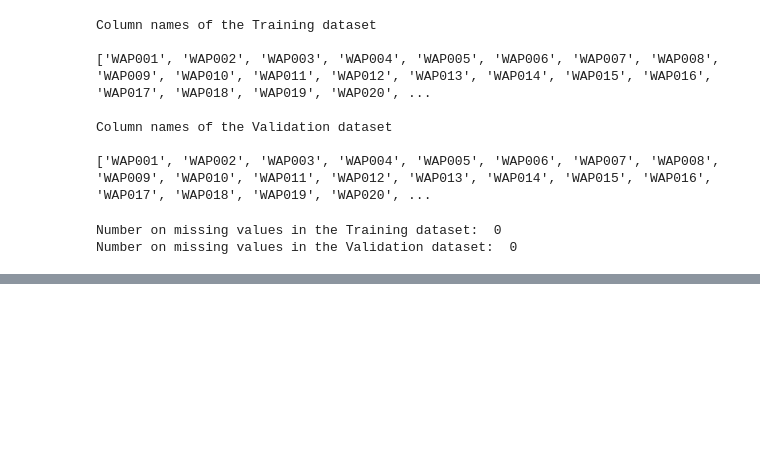
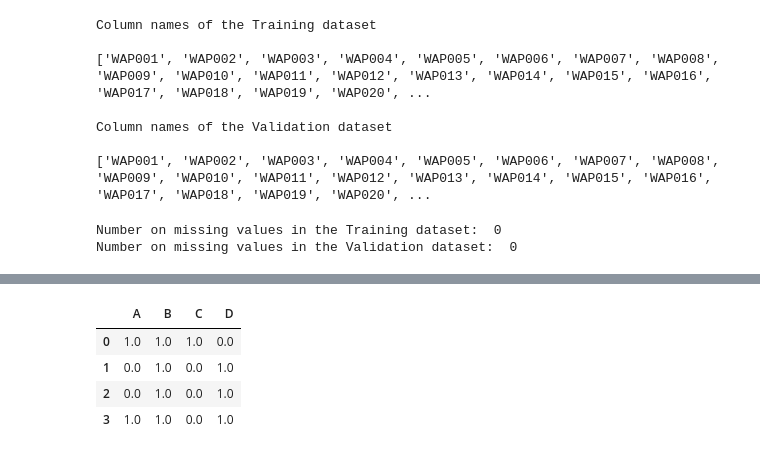
Before and after one commit to isg75/Wifi-Locationing-1, a Jupyter notebook: script/Wifilocationing.ipynb, the cells around one changed output, grey strips where cells are left out. Drawn from its saved outputs; the diff is of its cells as text; code cells hidden in the pictures; blank space fills up the shorter version.

```diff
--- a/script/Wifilocationing.ipynb
+++ b/script/Wifilocationing.ipynb
@@ -277,0 +303,85 @@ validation_normalized = normalize(validation)
+# %%
+from timeit import default_timer as timer
+
+df1 = df.copy()
+df2 = df.copy()
+df3 = df.copy()
+df4 = df.copy()
+#df.iloc[:,0] = np.where(x < 0.5, 0, x)
+#df.replace(x < 0.5, 0,inplace=True)
+times = {}
+start = timeit.timeit()
+for col in df1.columns.tolist():
+    df1.loc[df[col] < 0.5,col] = 0
+    df1.loc[df[col] >= 0.5,col] = 1
+    #df[col].replace(df[col] < 0.5, 0)
+    #df1[col] = df1[col].apply(lambda x: 0. if x < 0.5 else 1.)
+    #df[col].mask(df[col] < 0, 0, inplace=True)
+    #df1[col] = df1[col].apply(lambda x: 0. if x < 0.5 else 1.)
+    #df.loc[df[col] &lt; 0.5] = 0
+    #df.loc[df[col] &gt; 0.5] = 1
+    #df1[col] = np.where((df1[col] < 0.5),0,df1[col])
+    #df1[col] = np.where((df1[col] > 0.5),1,df1[col])
+end = timeit.timeit()
+times['loc'] = end - start
+display(df1)
+
+start = timeit.timeit()
+for col in df2.columns.tolist():
+    #df1.loc[df[col] < 0.5,col] = 0 Works
+    #df1.loc[df[col] >= 0.5,col] = 1 Works
+    #df2[col].replace(df2[col] < 0.5, 0,inplace=True)
+    #df2[col].replace(df2[col] >= 0.5, 1,inplace=True)
+    df2[col] = df2[col].apply(lambda x: 0. if x < 0.5 else 0.)
+    df2[col] = df2[col].apply(lambda x: 0. if x >= 0.5 else 1.)
+    #df[col].mask(df[col] < 0, 0, inplace=True)
+    #df.loc[df[col] &lt; 0.5] = 0
+    #df.loc[df[col] &gt; 0.5] = 1
+    #df1[col] = np.where((df1[col] < 0.5),0,df1[col])
+    #df1[col] = np.where((df1[col] > 0.5),1,df1[col])
+end = timeit.timeit()
+times['apply'] = end - start
+display(df2)
+
+start = timeit.timeit()
+for col in df3.columns.tolist():
+    #df1.loc[df[col] < 0.5,col] = 0 Works
+    #df1.loc[df[col] >= 0.5,col] = 1 Works
+    #df2[col].replace(df2[col] < 0.5, 0,inplace=True)
+    #df2[col].replace(df2[col] >= 0.5, 1,inplace=True)
+    #df2[col] = df2[col].apply(lambda x: 0. if x < 0.5 else 0.)
+    #df2[col] = df2[col].apply(lambda x: 0. if x >= 0.5 else 1.)
+    df3[col].mask(df3[col] < 0.5, 0., inplace=True)
+    df3[col].mask(df3[col] >= 0.5, 1., inplace=True)
+    #df.loc[df[col] &lt; 0.5] = 0
+    #df.loc[df[col] &gt; 0.5] = 1
+    #df1[col] = np.where((df1[col] < 0.5),0,df1[col])
+    #df1[col] = np.where((df1[col] > 0.5),1,df1[col])
+end = timeit.timeit()
+times['mask'] = end - start
+display(df3)
+
+start = timeit.timeit()
+for col in df4.columns.tolist():
+    #df1.loc[df[col] < 0.5,col] = 0 Works
+    #df1.loc[df[col] >= 0.5,col] = 1 Works
+    #df2[col].replace(df2[col] < 0.5, 0,inplace=True)
+    #df2[col].replace(df2[col] >= 0.5, 1,inplace=True)
+    #df2[col] = df2[col].apply(lambda x: 0. if x < 0.5 else 0.)
+    #df2[col] = df2[col].apply(lambda x: 0. if x >= 0.5 else 1.)
+    #df3[col].mask(df3[col] < 0.5, 0., inplace=True)
+    #df3[col].mask(df3[col] >= 0.5, 1., inplace=True)
+    #df.loc[df[col] &lt; 0.5] = 0
+    #df.loc[df[col] &gt; 0.5] = 1
+    df4[col] = np.where((df4[col] < 0.5),0.,df4[col])
+    df4[col] = np.where((df4[col] >= 0.5),1.,df4[col])
+end = timeit.timeit()
+times['where'] = end - start
+display(df4)
+times
+# %% [output]
+|  | A | B | C | D |
+| 0 | 1.0 | 1.0 | 1.0 | 0.0 |
+| 1 | 0.0 | 1.0 | 0.0 | 1.0 |
+| 2 | 0.0 | 1.0 | 0.0 | 1.0 |
+| 3 | 1.0 | 1.0 | 0.0 | 1.0 |
```
Also changed, not shown: parts of 8 cells of this notebook.
